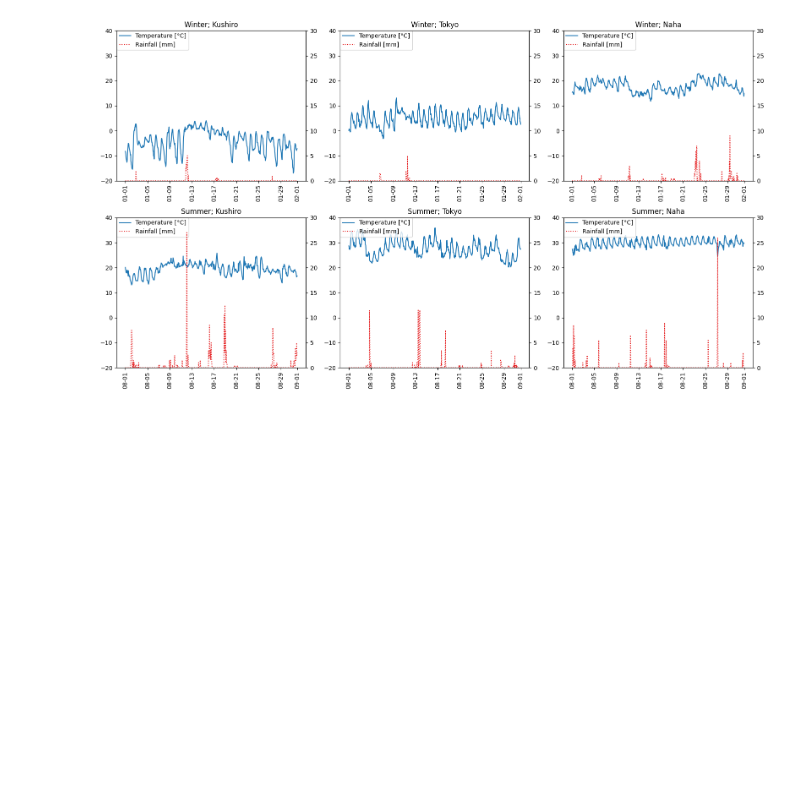
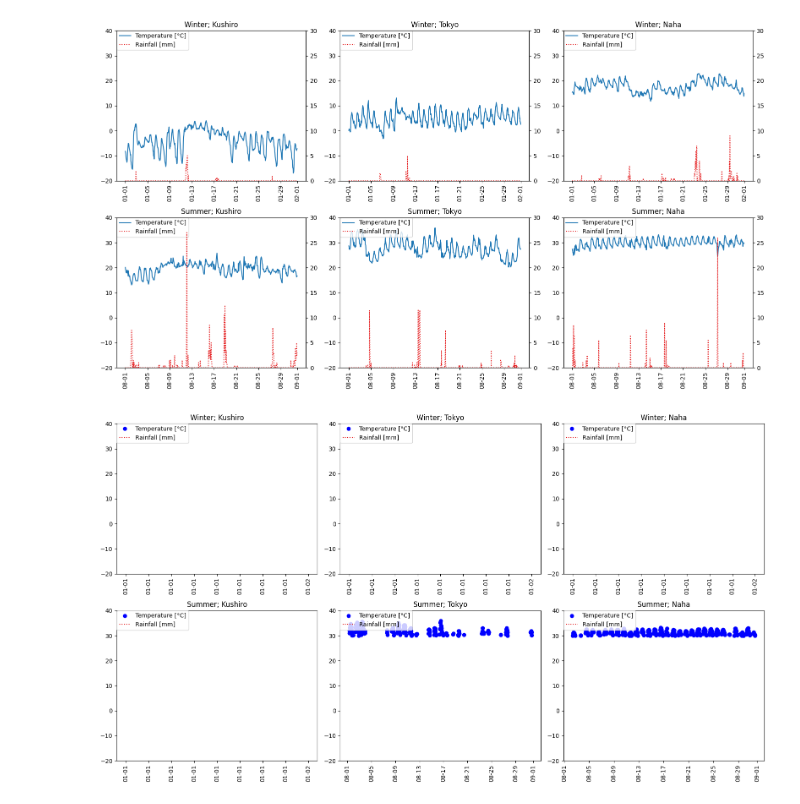
Before and after one commit to LambdaNote/support-stream-processing, a Jupyter notebook: dataset-amedas/visualize.ipynb, the cells around one changed output. Saved outputs shown, nothing was run; the diff lists cells and outputs as text; code cells hidden in the pictures; blank space fills up the shorter version.

```diff
--- a/dataset-amedas/visualize.ipynb
+++ b/dataset-amedas/visualize.ipynb
@@ -48,3 +48,30 @@ for i, season in enumerate(['Winter', 'Summer']):
 [figure]
 # %%
 # fig.savefig("visualize.svg")
+# %%
+fig, axes = plt.subplots(nrows=len(DATA), ncols=len(DATA['Winter']), figsize=(16, 9), squeeze=False, tight_layout=True)
+
+for i, season in enumerate(['Winter', 'Summer']):
+    season_data = DATA[season]
+    for j, season_loc_data in enumerate(season_data):
+        #print(season_loc_data)
+        file = season_loc_data['file']
+        location = season_loc_data['location']
+
+        df = pd.read_csv(file, index_col='timestamp', delimiter='\t')
+        df.index = pd.to_datetime(df.index, format='%Y-%m-%dT%H:%M:%S.000+09:00')
+        df = df[df['temperature [°C]'] >= 30.0]
+
+        ax = axes[i, j]
+        ax.plot(df.index.values, df['temperature [°C]'].values, 'bo', label="Temperature [°C]")
+
+        # legend
+        h1, l1 = ax.get_legend_handles_labels()
+        ax.legend(h1 + h2, l1 + l2, loc=2, borderaxespad=0.)
+
+        ax.xaxis.set_major_formatter(mdates.DateFormatter("%m-%d"))
+        ax.set_title(f'{season}; {location}')
+        ax.xaxis.set_tick_params(rotation=90)
+        ax.set_ylim(-20, 40)
+# %% [output]
+[figure, added]
```
Also changed, not shown: 1 other file.
